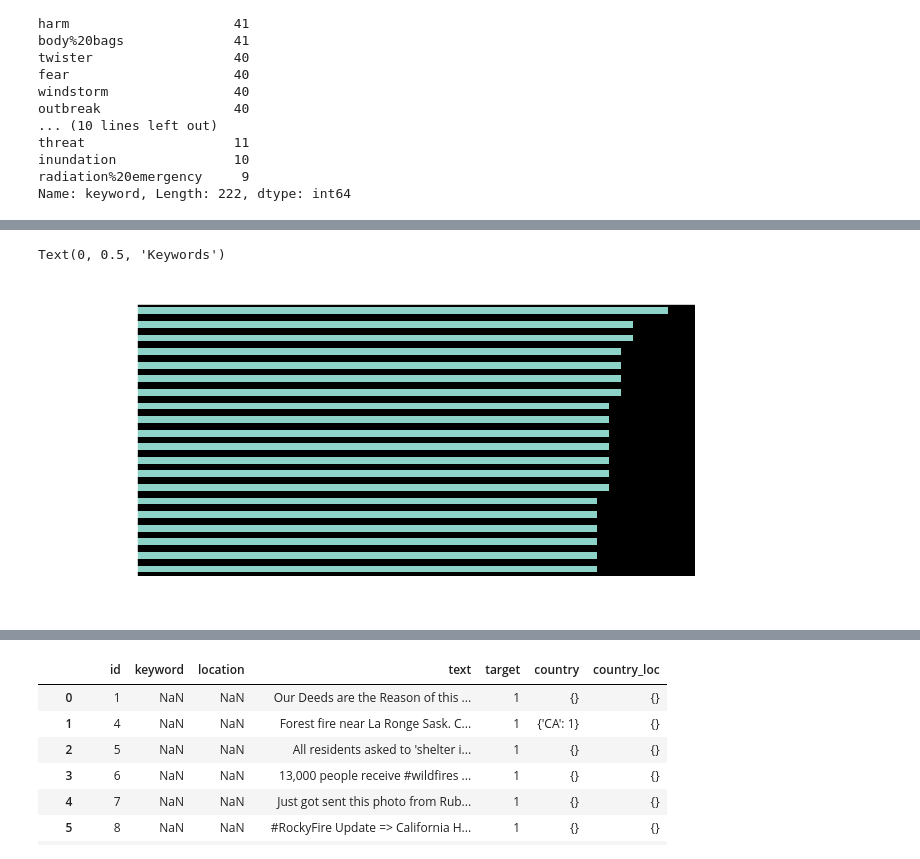
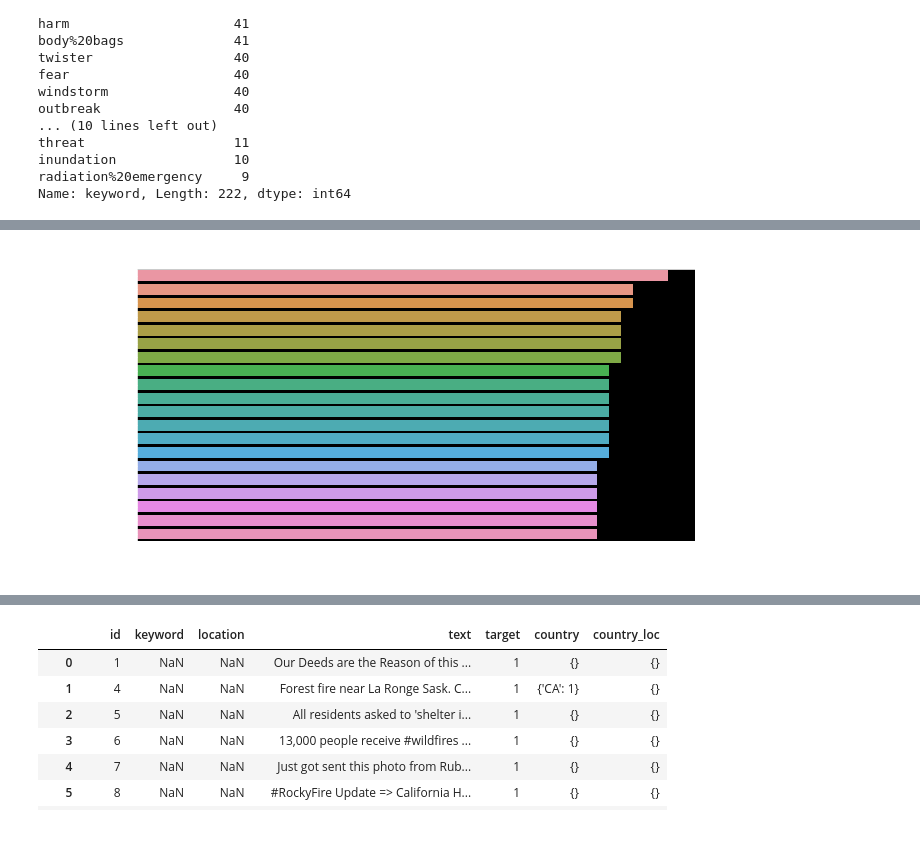
Before and after one commit to cwong690/Is-it-Lit-or-Nah, a Jupyter notebook: cindy_eda.ipynb, the cells around one changed output, grey strips where cells are left out. Saved outputs shown, nothing was run; the diff lists cells and outputs as text; code cells hidden in the pictures.

Commit message:
add top keyword plots

```diff
--- a/cindy_eda.ipynb
+++ b/cindy_eda.ipynb
@@ -78,11 +105,12 @@ Name: keyword, Length: 222, dtype: int64
 # %%
 # top 20 keywords
 
 fig, ax = plt.subplots(figsize=(10,5))
-data['keyword'].value_counts()[19::-1].plot(kind='barh');
+sns.barplot(x=data['keyword'].value_counts()[:20], y=data['keyword'].value_counts().index[:20])
 ax.set_title('Top 20 Keywords')
 ax.set_xlabel('Number of Occurences')
-ax.set_ylabel('Keywords')
+ax.set_ylabel('Keywords');
+
+# plt.savefig('images/top_20_keywords.png')
 # %% [output]
-Text(0, 0.5, 'Keywords')
-[figure, old version]
+[figure, new version]
```
Also changed, not shown: parts of 9 cells of this notebook, 5 other files.
